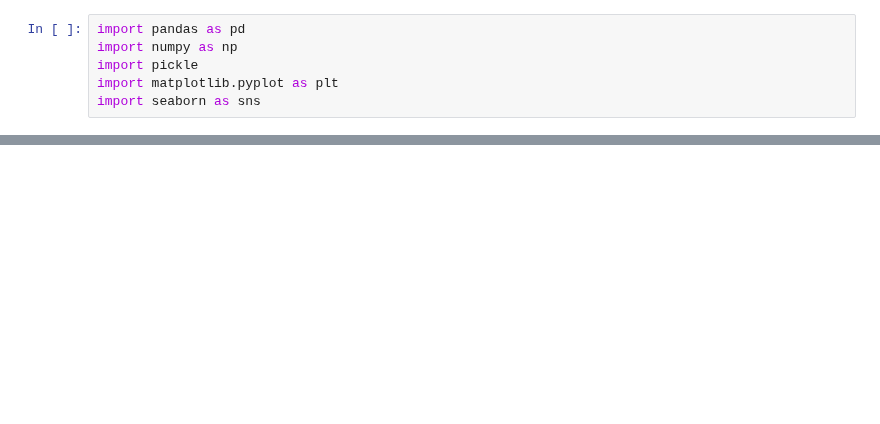
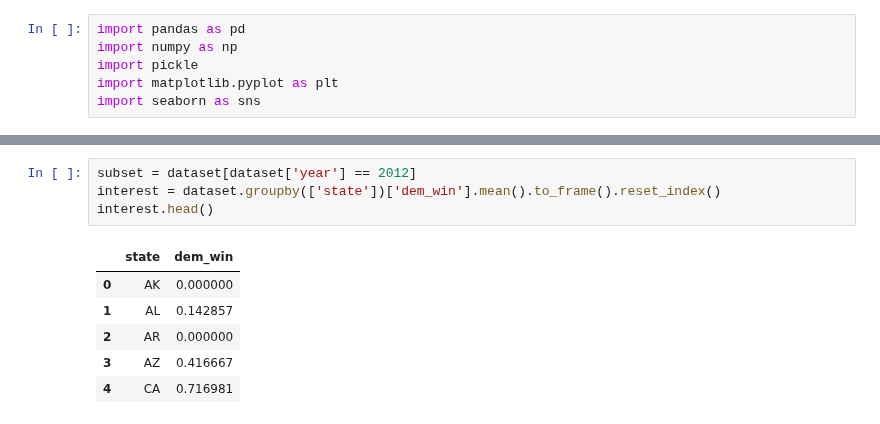
Before and after one commit to WildTangles/ac209a_project, a Jupyter notebook: viz.ipynb, the cells around one changed output, grey strips where cells are left out. Drawn from its saved outputs; the diff is of its cells as text; blank space fills up the shorter version.

```diff
--- a/viz.ipynb
+++ b/viz.ipynb
@@ -157,0 +179,11 @@ plt.show()
+# %%
+subset = dataset[dataset['year'] == 2012]
+interest = dataset.groupby(['state'])['dem_win'].mean().to_frame().reset_index()
+interest.head()
+# %% [output]
+|  | state | dem_win |
+| 0 | AK | 0.000000 |
+| 1 | AL | 0.142857 |
+| 2 | AR | 0.000000 |
+| 3 | AZ | 0.416667 |
+| 4 | CA | 0.716981 |
```
Also changed, not shown: parts of 10 cells of this notebook, 1 other file.
